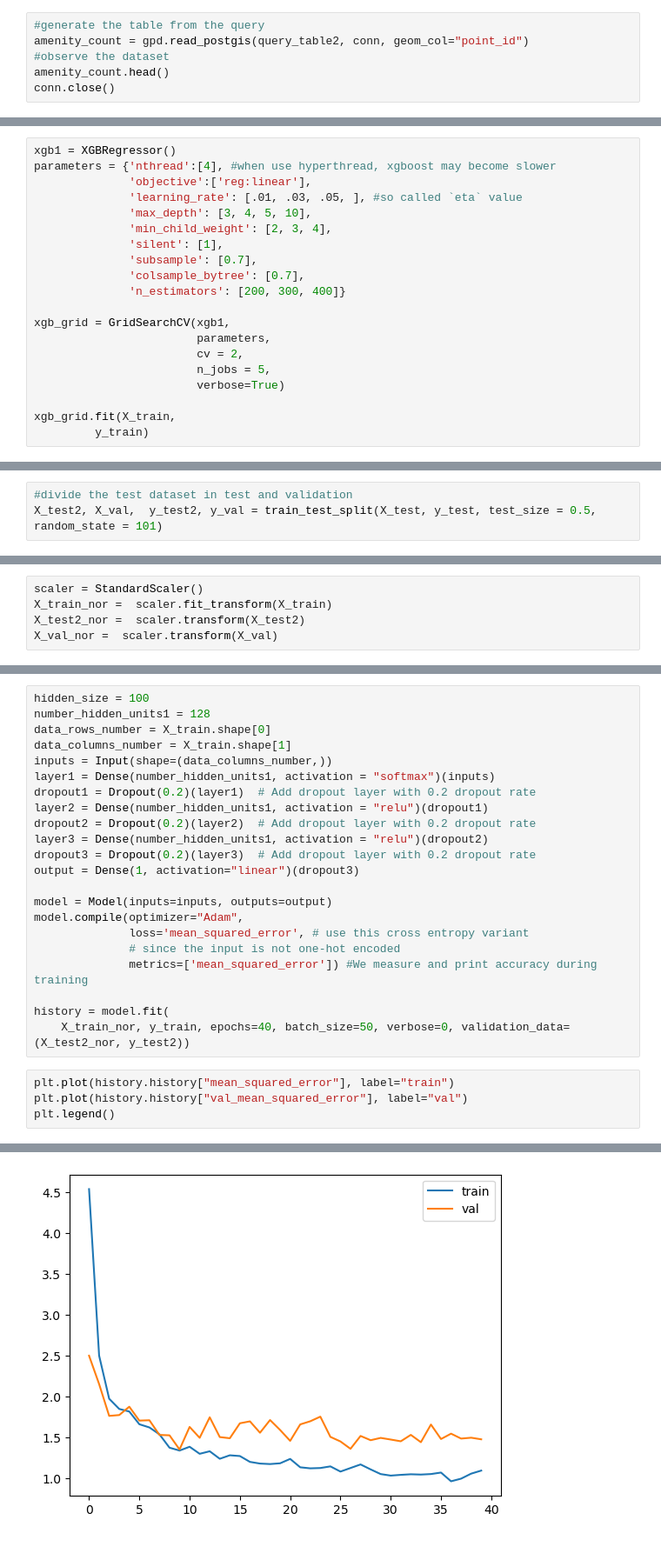
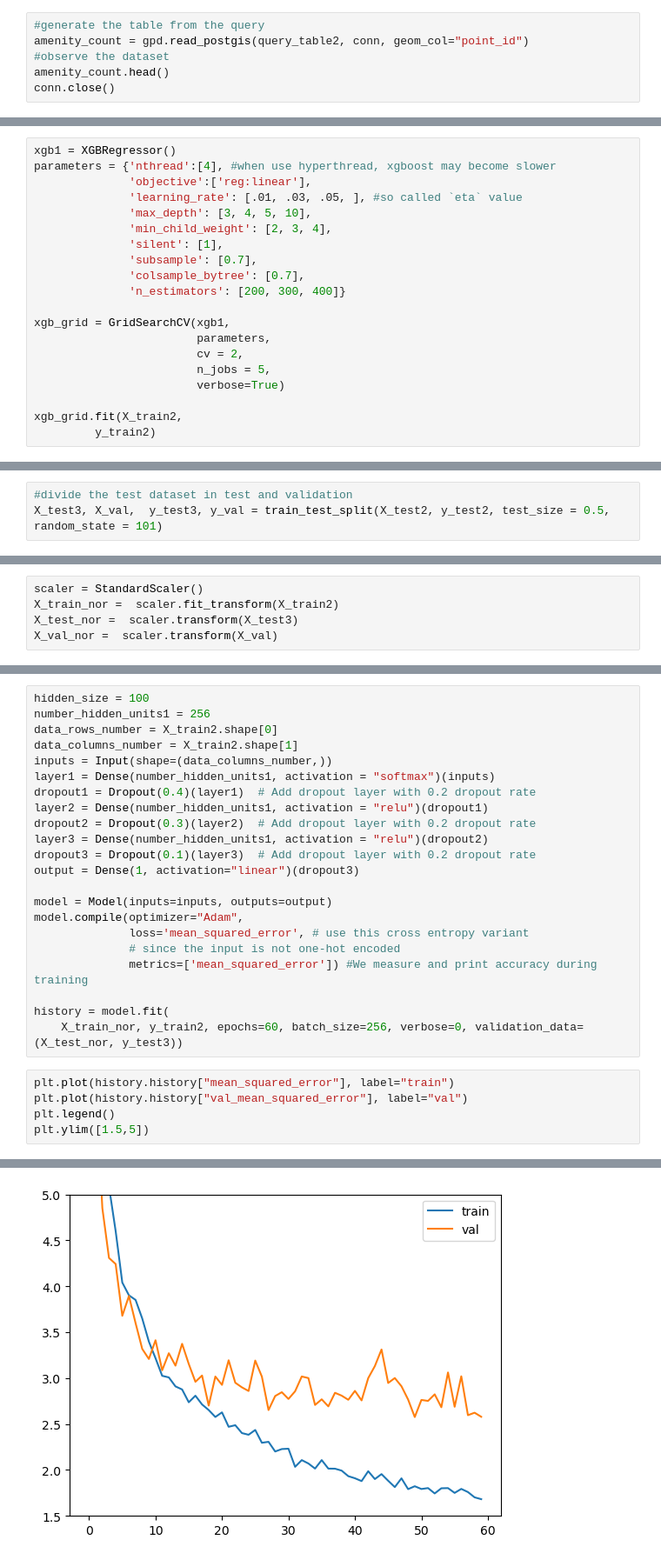
Before and after one commit to jesica-olivares/ccp_osm_group2, a Jupyter notebook: models.ipynb, the cells around one changed output, grey strips where cells are left out. Shown at 87% size. Saved outputs shown, nothing was run; the diff lists cells and outputs as text.

Commit message:
changes to models, filter of data and heatmap

```diff
--- a/models.ipynb
+++ b/models.ipynb
@@ -128,7 +162,7 @@ xgb_grid = GridSearchCV(xgb1,
                         n_jobs = 5,
                         verbose=True)
 
-xgb_grid.fit(X_train,
-         y_train)
+xgb_grid.fit(X_train2,
+         y_train2)
 # %% [output]
 Fitting 2 folds for each of 108 candidates, totalling 216 fits
@@ -161,5 +195,5 @@ print(xgb_grid.best_params_)
 # %%
 #divide the test dataset in test and validation
-X_test2, X_val,  y_test2, y_val = train_test_split(X_test, y_test, test_size = 0.5, random_state = 101)
+X_test3, X_val,  y_test3, y_val = train_test_split(X_test2, y_test2, test_size = 0.5, random_state = 101)
 # %%
 scaler = MinMaxScaler()
@@ -168,8 +202,8 @@ X_test2_nor =  scaler.fit_transform(X_test2)
 X_val_nor =  scaler.fit_transform(X_val)
 # %%
 scaler = StandardScaler()
-X_train_nor =  scaler.fit_transform(X_train)
-X_test2_nor =  scaler.transform(X_test2)
+X_train_nor =  scaler.fit_transform(X_train2)
+X_test_nor =  scaler.transform(X_test3)
 X_val_nor =  scaler.transform(X_val)
 # %%
 hidden_size = 100
@@ -286,15 +322,15 @@ plt.show()
 # %%
 hidden_size = 100
-number_hidden_units1 = 128
-data_rows_number = X_train.shape[0]
-data_columns_number = X_train.shape[1]
+number_hidden_units1 = 256
+data_rows_number = X_train2.shape[0]
+data_columns_number = X_train2.shape[1]
 inputs = Input(shape=(data_columns_number,))
 layer1 = Dense(number_hidden_units1, activation = "softmax")(inputs)
-dropout1 = Dropout(0.2)(layer1)  # Add dropout layer with 0.2 dropout rate
+dropout1 = Dropout(0.4)(layer1)  # Add dropout layer with 0.2 dropout rate
 layer2 = Dense(number_hidden_units1, activation = "relu")(dropout1)
-dropout2 = Dropout(0.2)(layer2)  # Add dropout layer with 0.2 dropout rate
+dropout2 = Dropout(0.3)(layer2)  # Add dropout layer with 0.2 dropout rate
 layer3 = Dense(number_hidden_units1, activation = "relu")(dropout2)
-dropout3 = Dropout(0.2)(layer3)  # Add dropout layer with 0.2 dropout rate
+dropout3 = Dropout(0.1)(layer3)  # Add dropout layer with 0.2 dropout rate
 output = Dense(1, activation="linear")(dropout3)
 
 model = Model(inputs=inputs, outputs=output)
@@ -304,9 +340,10 @@ model.compile(optimizer="Adam",
               metrics=['mean_squared_error']) #We measure and print accuracy during training
 
 history = model.fit(
-    X_train_nor, y_train, epochs=40, batch_size=50, verbose=0, validation_data=(X_test2_nor, y_test2))
+    X_train_nor, y_train2, epochs=60, batch_size=256, verbose=0, validation_data=(X_test_nor, y_test3))
 # %%
 plt.plot(history.history["mean_squared_error"], label="train")
 plt.plot(history.history["val_mean_squared_error"], label="val")
 plt.legend()
+plt.ylim([1.5,5])
 # %% [output]
@@ -314,2 +351,2 @@ plt.legend()
-[figure, old version]
+[figure, new version]
 # %%
```
Also changed, not shown: parts of 33 cells of this notebook, 3 other files.
